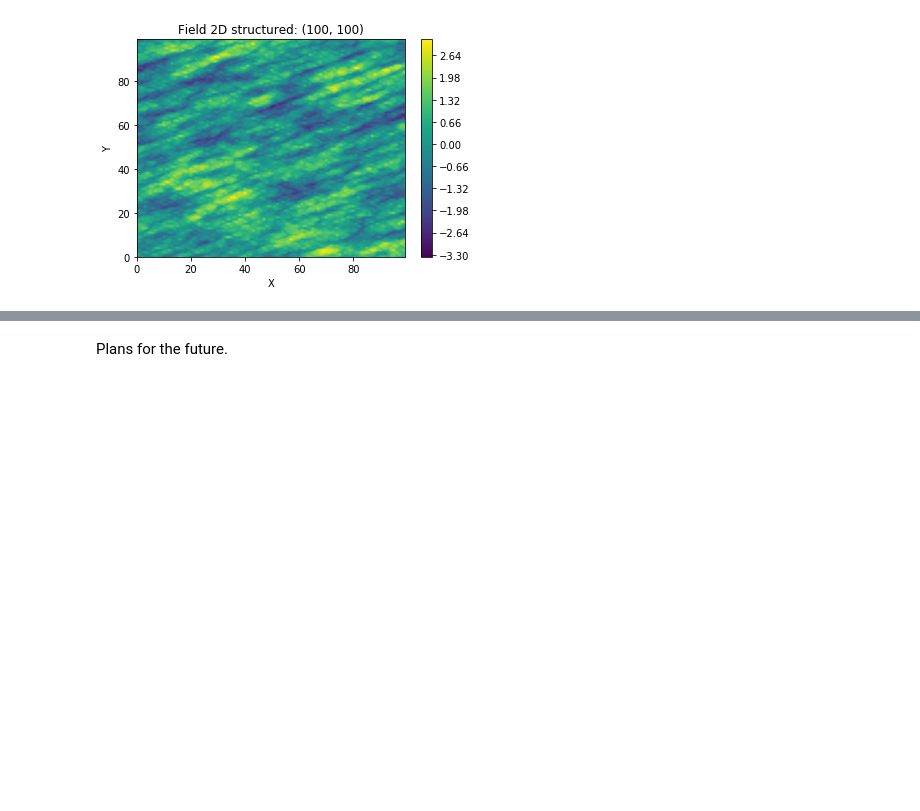
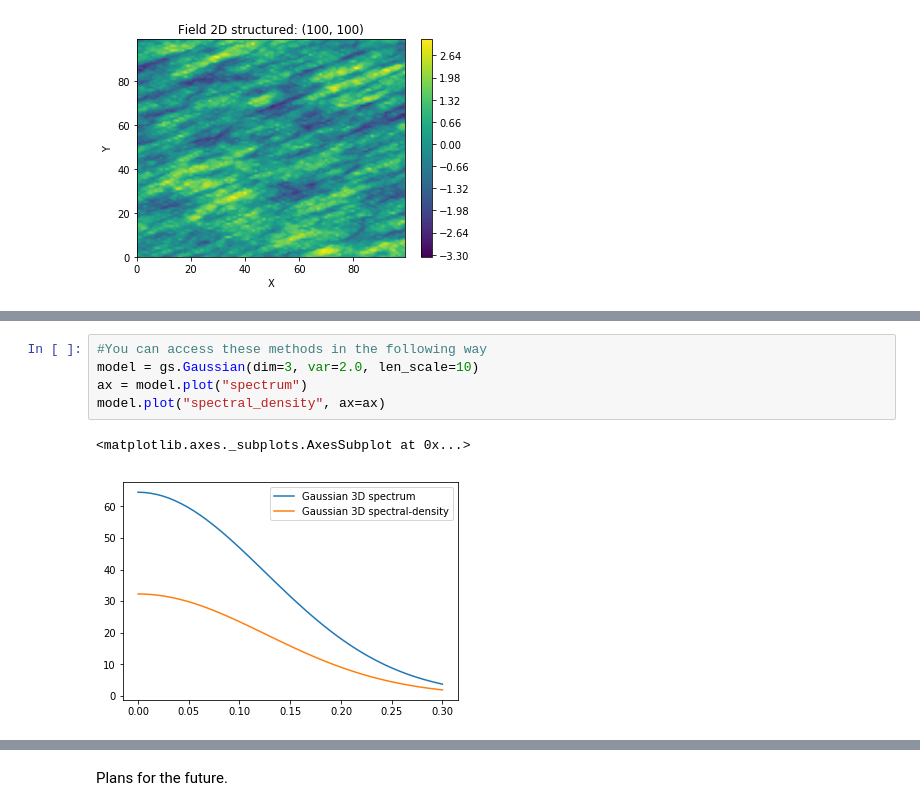
Before and after one commit to MuellerSeb/GSTools-EGU2020, a Jupyter notebook: EGU2020.ipynb, the cells around one changed output, grey strips where cells are left out. Saved outputs shown, nothing was run; the diff lists cells and outputs as text; blank space fills up the shorter version.

```diff
--- a/EGU2020.ipynb
+++ b/EGU2020.ipynb
@@ -98,0 +178,8 @@ srf.plot()
+# %%
+#You can access these methods in the following way
+model = gs.Gaussian(dim=3, var=2.0, len_scale=10)
+ax = model.plot("spectrum")
+model.plot("spectral_density", ax=ax)
+# %% [output]
+<matplotlib.axes._subplots.AxesSubplot at 0x...>
+[figure, added]
```
Also changed, not shown: parts of 31 cells of this notebook.
